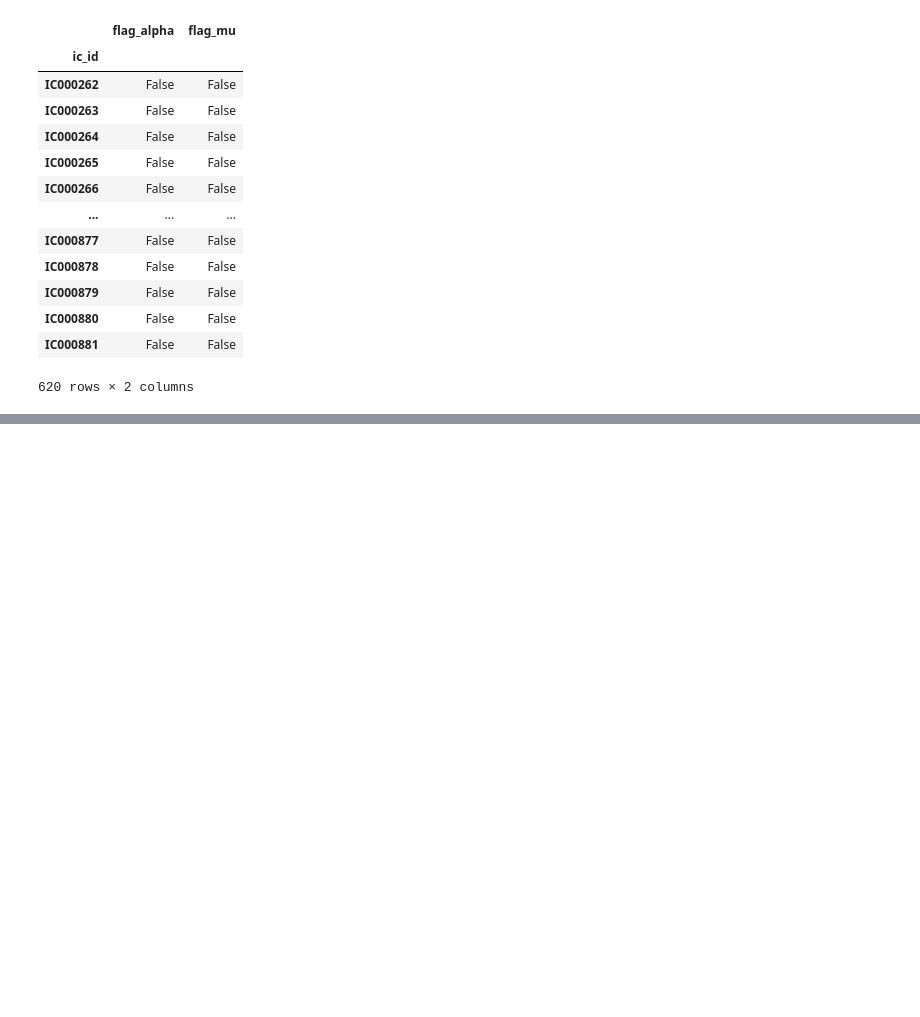
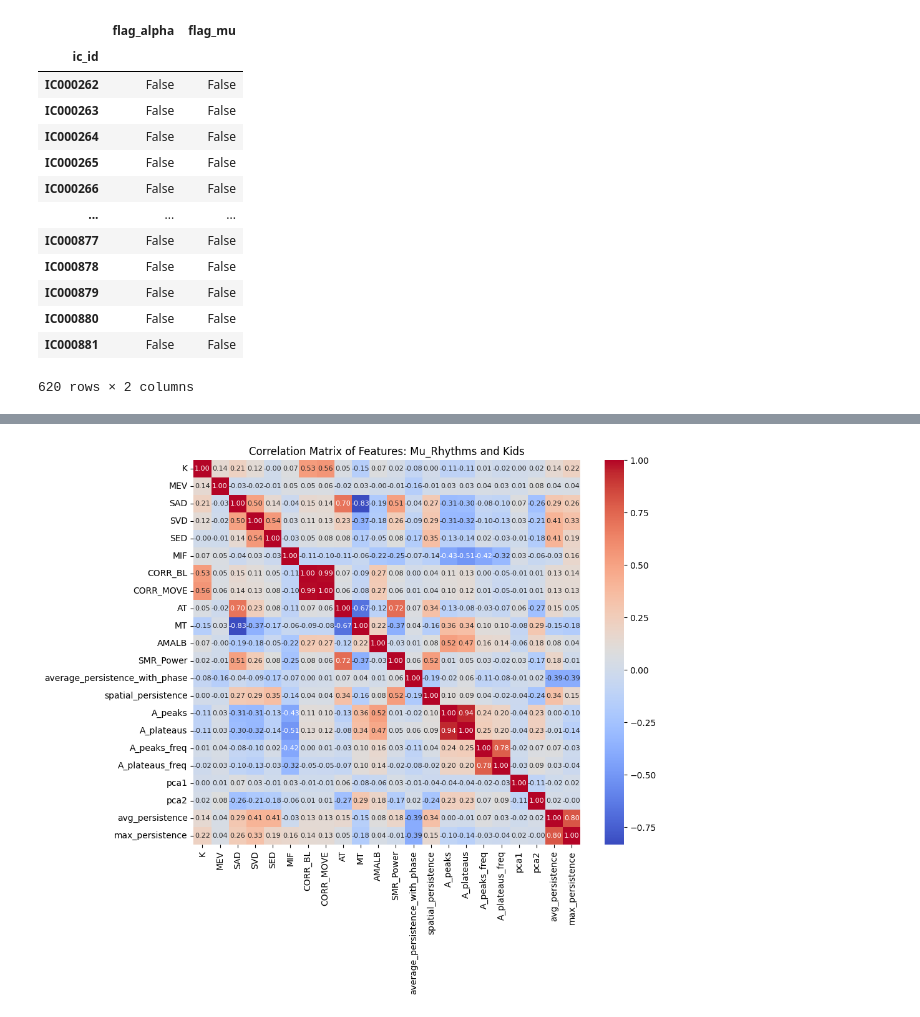
Before and after one commit to ALICE-EEG/alice-eeg-ml, a Jupyter notebook: Norm.ipynb, the cells around one changed output, grey strips where cells are left out. Drawn from its saved outputs; the diff is of its cells as text; code cells hidden in the pictures; blank space fills up the shorter version.

```diff
--- a/Norm.ipynb
+++ b/Norm.ipynb
@@ -128,3 +200,8 @@ features
 | IC001706 | -0.392827 | 1.563865 | 0.138463 | 0.184928 | 0.027151 | 0.543770 | 0.000000 | 0.000000 | -0.024452 | 0.041361 | ... | ... |
 | IC001707 | -0.258868 | 2.987901 | -0.018968 | -0.061863 | 0.023069 | 0.269315 | 0.000048 | 0.000000 | 0.056138 | -0.034159 | ... | ... |
 527 rows × 22 columns
+# %%
+from alice_ml.features import build_feature_df
+
+features2 = build_feature_df(data2)
+features2
@@ -155,6 +262,8 @@ Index(['K', 'MEV', 'SAD', 'SVD', 'SED', 'MIF', 'CORR_BL', 'CORR_MOVE', 'AT',
       dtype='object')
 # %%
 features = features.loc[targets.index]
+# %%
+features2 = features2.loc[targets2.index]
 # %%
 # Определяем необходимые колонки для feature_old и feature_iteration_1
 columns_feature_old = ['K', 'MEV', 'SAD', 'SVD', 'SED', 'MIF', 'CORR_BL', 'CORR_MOVE', 'AT', 'MT', 'AMALB']
@@ -203,0 +361,4 @@ targets
+# %%
+features_mu_combined = pd.concat([features, features2])
+features_mu_old_combined = features_mu_combined[columns_feature_old]
+features_mu_iteration_1_combined  = features_mu_combined[columns_feature_iteration_1]
@@ -665,5 +802,5 @@ targets_combined
 # %%
-features_combined = pd.concat([features, features_kids])
+features_combined = pd.concat([features_mu_combined, features_kids])
 # %%
 # Определяем необходимые колонки для feature_old и feature_iteration_1
 columns_feature_old = ['K', 'MEV', 'SAD', 'SVD', 'SED', 'MIF', 'CORR_BL', 'CORR_MOVE', 'AT', 'MT', 'AMALB']
@@ -867,0 +991,13 @@ Confusion Matrix for AdaBoost - flag_mu:
+# %%
+import seaborn as sns
+import os
+# Computing the correlation matrix
+correlation_matrix = features_combined.corr()
+
+# Visualizing the correlation matrix using a heatmap
+plt.figure(figsize=(10, 8))
+sns.heatmap(correlation_matrix, annot=True, cmap='coolwarm', fmt=".2f", annot_kws={"size": 8})
+plt.title(f'Correlation Matrix of Features: Mu_Rhythms and Kids')
+plt.show()
+# %% [output]
+[figure, added]
```
Also changed, not shown: parts of 25 cells of this notebook.
